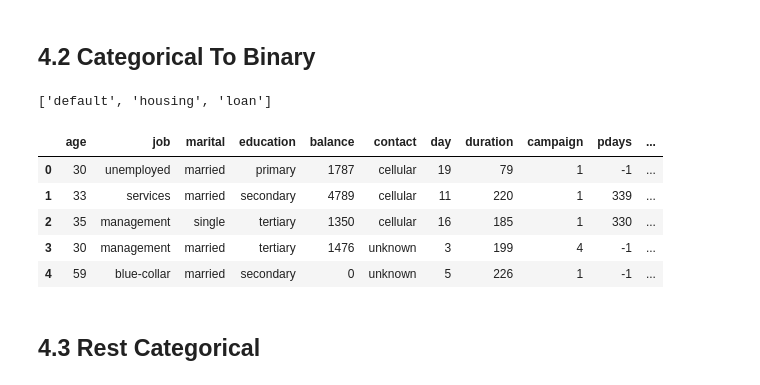
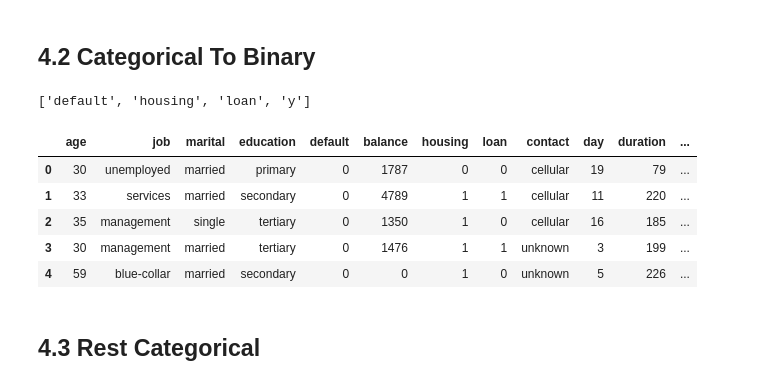
Before and after one commit to ShirsenduRyo/06-Segmentations, a Jupyter notebook: notebooks/0 The EDA.ipynb, the cells around one changed output. Cells and saved outputs as stored; diff of their text form; code cells hidden in the pictures.

```diff
--- a/notebooks/0 The EDA.ipynb
+++ b/notebooks/0 The EDA.ipynb
@@ -270,20 +273,21 @@ new_data_df.drop(columns=["month", "num_month"], inplace=True)
 # %%
 temp = new_data_df.describe(include=['O']).T
 temp = temp[temp["unique"] == 2].index.tolist()
-temp.remove("y")
 temp
 # %% [output]
-['default', 'housing', 'loan']
+['default', 'housing', 'loan', 'y']
 # %%
-df_encoded = get_dummies_drop_least(new_data_df, temp)
-df_encoded.head()
+for col in temp:
+    new_data_df[col] = new_data_df[col].map({"yes": 1, "no": 0})
+
+new_data_df.head()
 # %% [output]
-|  | age | job | marital | education | balance | contact | day | duration | campaign | pdays | ... |
-| 0 | 30 | unemployed | married | primary | 1787 | cellular | 19 | 79 | 1 | -1 | ... |
-| 1 | 33 | services | married | secondary | 4789 | cellular | 11 | 220 | 1 | 339 | ... |
-| 2 | 35 | management | single | tertiary | 1350 | cellular | 16 | 185 | 1 | 330 | ... |
-| 3 | 30 | management | married | tertiary | 1476 | unknown | 3 | 199 | 4 | -1 | ... |
-| 4 | 59 | blue-collar | married | secondary | 0 | unknown | 5 | 226 | 1 | -1 | ... |
+|  | age | job | marital | education | default | balance | housing | loan | contact | day | duration | ... |
+| 0 | 30 | unemployed | married | primary | 0 | 1787 | 0 | 0 | cellular | 19 | 79 | ... |
+| 1 | 33 | services | married | secondary | 0 | 4789 | 1 | 1 | cellular | 11 | 220 | ... |
+| 2 | 35 | management | single | tertiary | 0 | 1350 | 1 | 0 | cellular | 16 | 185 | ... |
+| 3 | 30 | management | married | tertiary | 0 | 1476 | 1 | 1 | unknown | 3 | 199 | ... |
+| 4 | 59 | blue-collar | married | secondary | 0 | 0 | 1 | 0 | unknown | 5 | 226 | ... |
 # %% [markdown]
 ## 4.3 Rest Categorical
 # %%
```
Also changed, not shown: parts of 9 cells of this notebook.
